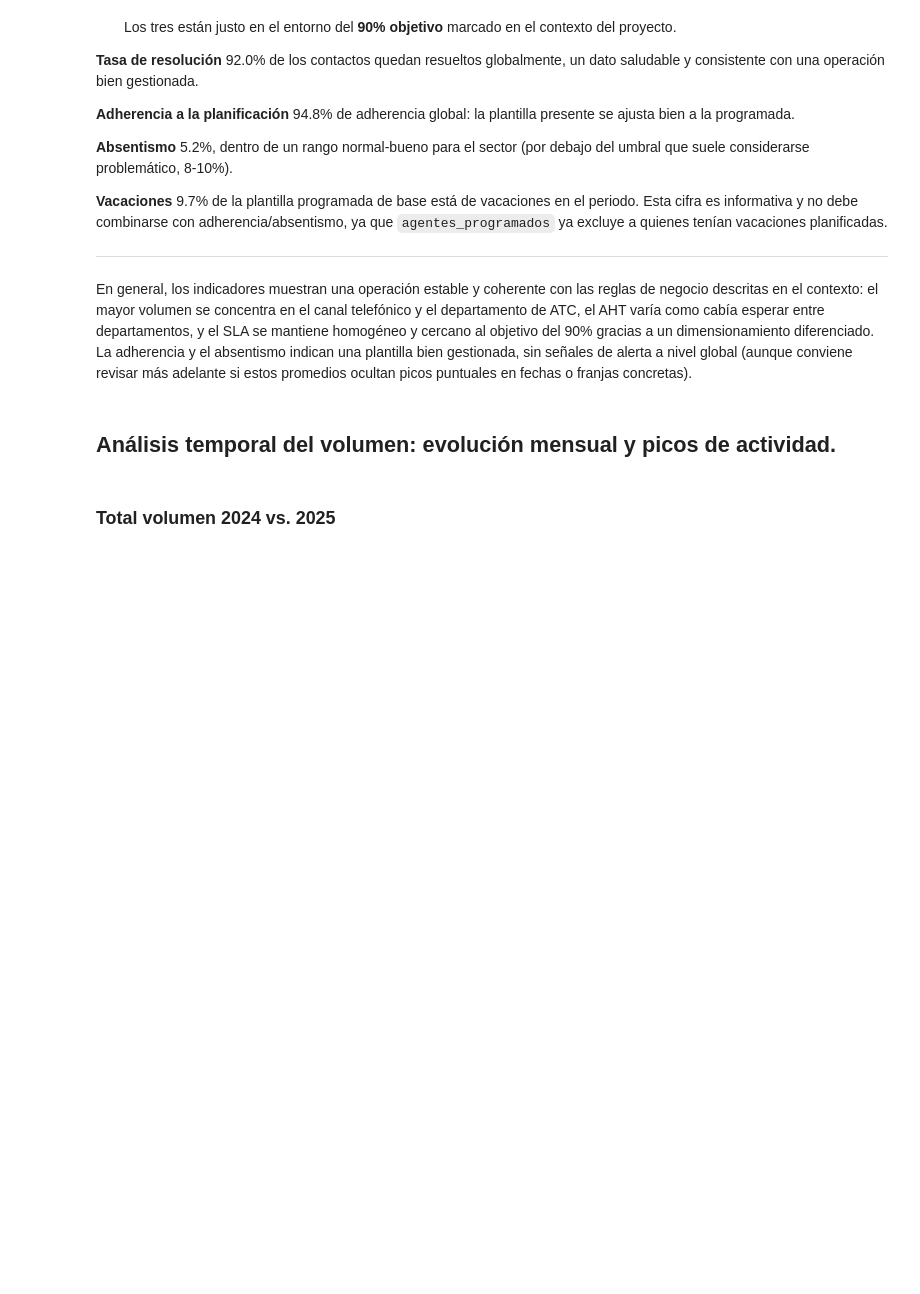
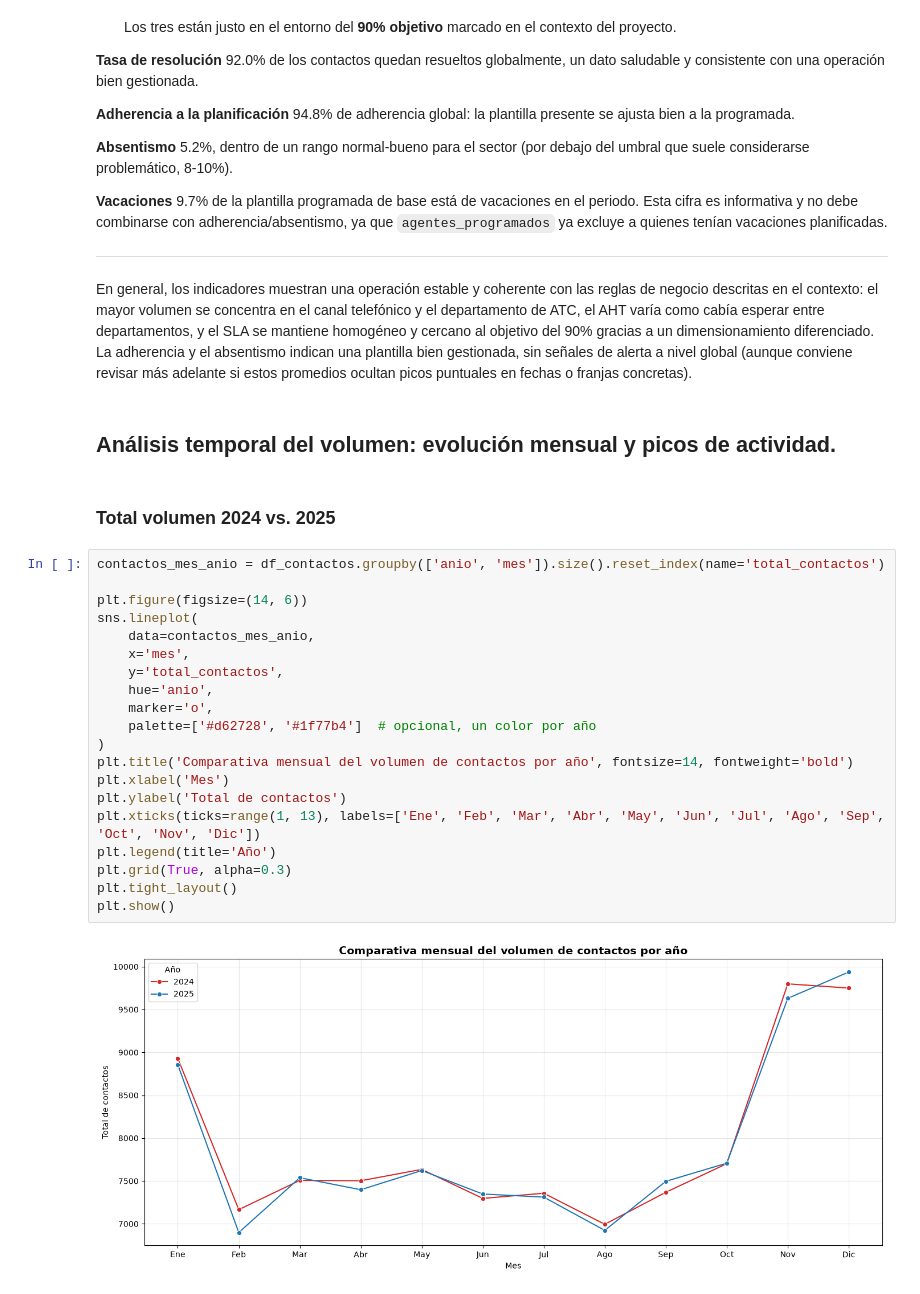
Before and after one commit to RosaSierr0609/contact-center-workforce-prediction, a Jupyter notebook: EDA.ipynb, the cells around one changed output. Drawn from its saved outputs; the diff is of its cells as text; blank space fills up the shorter version.

```diff
--- a/EDA.ipynb
+++ b/EDA.ipynb
@@ -124,3 +124,25 @@ En general, los indicadores muestran una operación estable y coherente con las
 ## Análisis temporal del volumen: evolución mensual y picos de actividad.
 # %% [markdown]
 ### Total volumen 2024 vs. 2025
+# %%
+contactos_mes_anio = df_contactos.groupby(['anio', 'mes']).size().reset_index(name='total_contactos')
+
+plt.figure(figsize=(14, 6))
+sns.lineplot(
+    data=contactos_mes_anio,
+    x='mes',
+    y='total_contactos',
+    hue='anio',
+    marker='o',
+    palette=['#d62728', '#1f77b4']  # opcional, un color por año
+)
+plt.title('Comparativa mensual del volumen de contactos por año', fontsize=14, fontweight='bold')
+plt.xlabel('Mes')
+plt.ylabel('Total de contactos')
+plt.xticks(ticks=range(1, 13), labels=['Ene', 'Feb', 'Mar', 'Abr', 'May', 'Jun', 'Jul', 'Ago', 'Sep', 'Oct', 'Nov', 'Dic'])
+plt.legend(title='Año')
+plt.grid(True, alpha=0.3)
+plt.tight_layout()
+plt.show()
+# %% [output]
+[figure, added]
```
Also changed, not shown: 2 other files.
